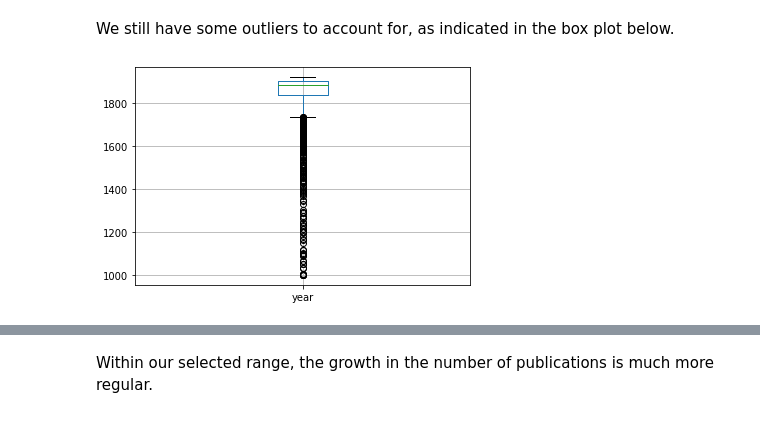
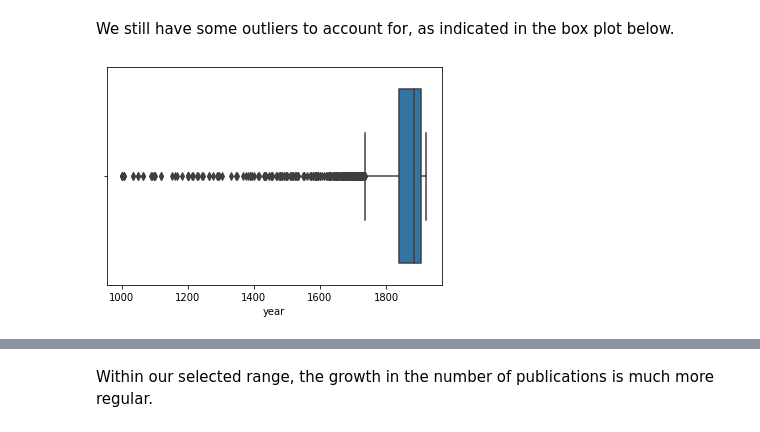
Before and after one commit to bencwallace/doc2date, a Jupyter notebook: doc2date.ipynb, the cells around one changed output, grey strips where cells are left out. Cells and saved outputs as stored; diff of their text form; code cells hidden in the pictures.

```diff
--- a/doc2date.ipynb
+++ b/doc2date.ipynb
@@ -97,8 +98,8 @@ docs = docs[(docs['year'] > 1000) & (docs['year'] < 1923)]
 ### Outlier removal
 # %% [markdown]
 We still have some outliers to account for, as indicated in the box plot below.
-# %%
-bp_data = docs.boxplot('year', return_type='dict')
-# %% [output]
-[figure, removed]
+# %%
+sns_data = sns.boxplot(docs['year'])
+# %% [output]
+[figure, added]
 # %% [markdown]
```
Also changed, not shown: parts of 42 cells of this notebook.
